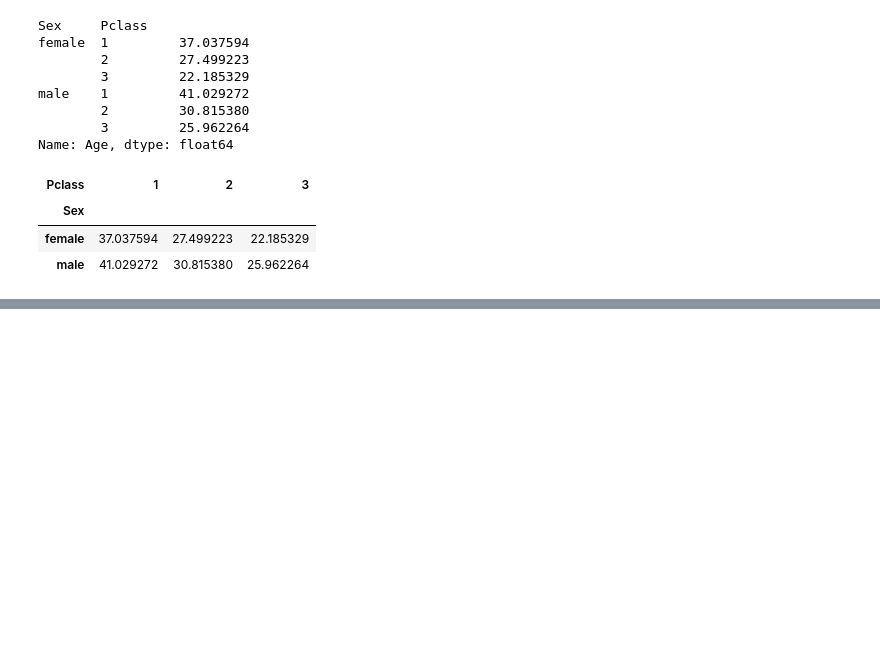
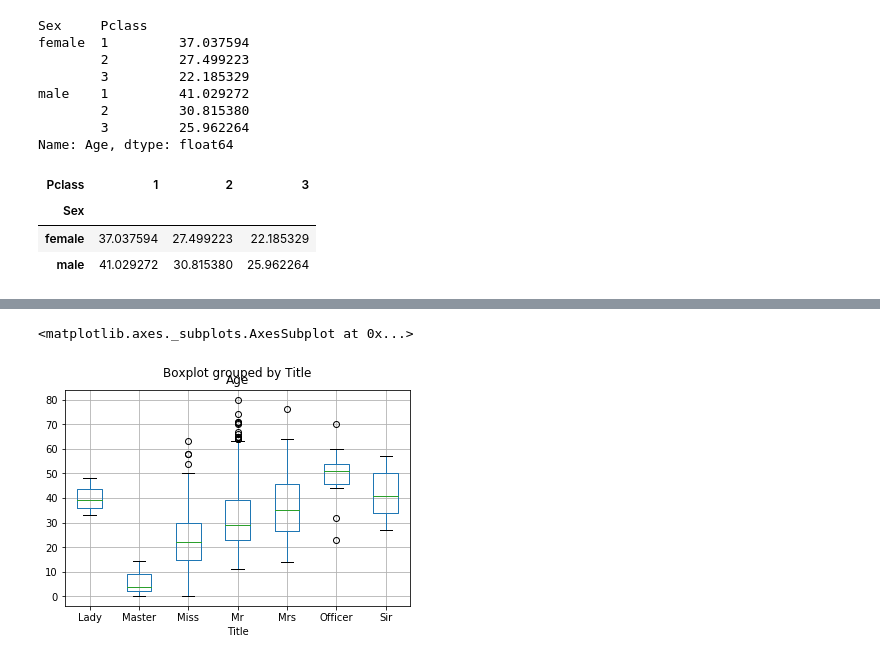
Before and after one commit to bhavanakv/titanic-disaster, a Jupyter notebook: notebooks/Exploring-and-Processing-data.ipynb, the cells around one changed output, grey strips where cells are left out. Cells and saved outputs as stored; diff of their text form; code cells hidden in the pictures; blank space fills up the shorter version.

```diff
--- a/notebooks/Exploring-and-Processing-data.ipynb
+++ b/notebooks/Exploring-and-Processing-data.ipynb
@@ -513,0 +758,7 @@ df.groupby(['Sex','Pclass']).Age.mean().unstack()
+# %%
+# striping out the titles
+def getTitle(name):
+    first_name = name.split(',')[1] # split wrt comma and extract the string from Mr or Mrs
+    title = first_name.split('.')[0] # obtain Mr or Mrs
+    title = title.strip().lower() # strip out white spaces
+    return title
@@ -513,0 +791,29 @@ df.groupby(['Sex','Pclass']).Age.mean().unstack()
+# %%
+def getTitle(name):
+    title_group = {
+        'mr' : 'Mr',
+        'mrs' : 'Mrs',
+        'miss': 'Miss',
+        'master' : 'Master',
+        'don' : 'Sir',
+        'rev' : 'Sir',
+        'dr' : 'Officer',
+        'mme' : 'Mrs',
+        'ms' : 'Mrs',
+        'major' : 'Officer',
+        'lady' : 'Lady',
+        'sir' : 'Sir',
+        'mlle' : 'Miss',
+        'col' : 'Officer',
+        'capt': 'Officer',
+        'the countess' : 'Lady',
+        'jonkheer' : 'Sir',
+        'dona' : 'Lady'
+    }
+    first_name = name.split(',')[1] # split wrt comma and extract the string from Mr or Mrs
+    title = first_name.split('.')[0] # obtain Mr or Mrs
+    title = title.strip().lower() # strip out white spaces
+    return title_group[title]
+# %%
+# creating new feature
+df['Title'] =  df.Name.map(lambda x : getTitle(x))
@@ -513,0 +830,5 @@ df.groupby(['Sex','Pclass']).Age.mean().unstack()
+# %%
+df[df.Age.notnull()].boxplot('Age','Title')
+# %% [output]
+<matplotlib.axes._subplots.AxesSubplot at 0x...>
+[figure, added]
```
Also changed, not shown: parts of 106 cells of this notebook, 1 other file.
